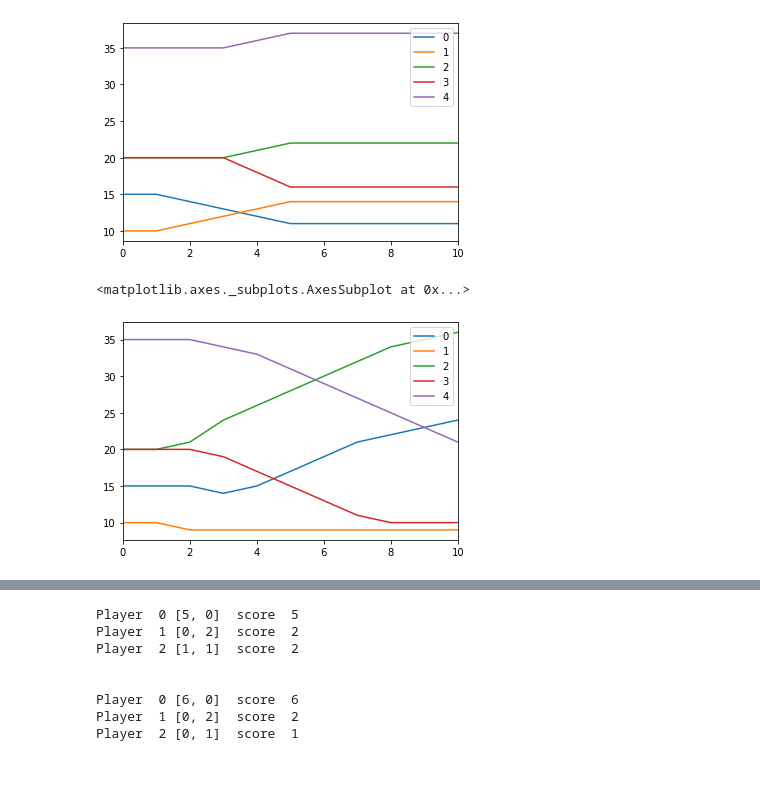
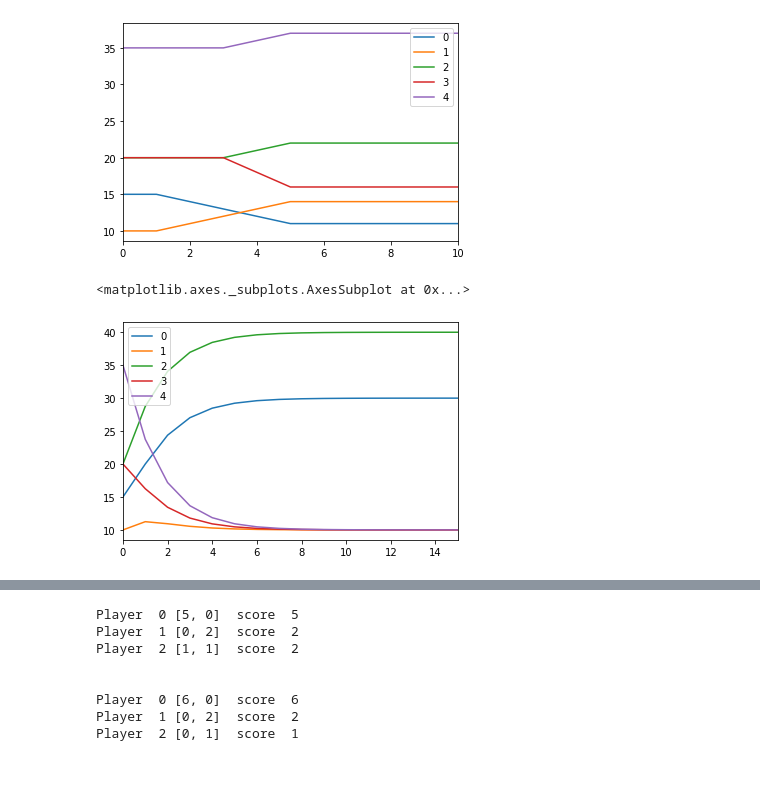
Before and after one commit to positivedefinite/corpgame, a Jupyter notebook: analysis.ipynb, the cells around one changed output, grey strips where cells are left out. Drawn from its saved outputs; the diff is of its cells as text; code cells hidden in the pictures.

```diff
--- a/analysis.ipynb
+++ b/analysis.ipynb
@@ -380,8 +105,8 @@ pd.DataFrame(population).plot.line()
 <matplotlib.axes._subplots.AxesSubplot at 0x...>
 [figure]
 # %%
-population = simulate(strategy=[0,1,0,1,1])
+population = simulate(strategy=[0,1,0,1,1], payoff='fractional', iterations = 15)
 pd.DataFrame(population).plot.line()
 # %% [output]
 <matplotlib.axes._subplots.AxesSubplot at 0x...>
-[figure, old version]
+[figure, new version]
```
Also changed, not shown: parts of 10 cells of this notebook, 2 other files.
